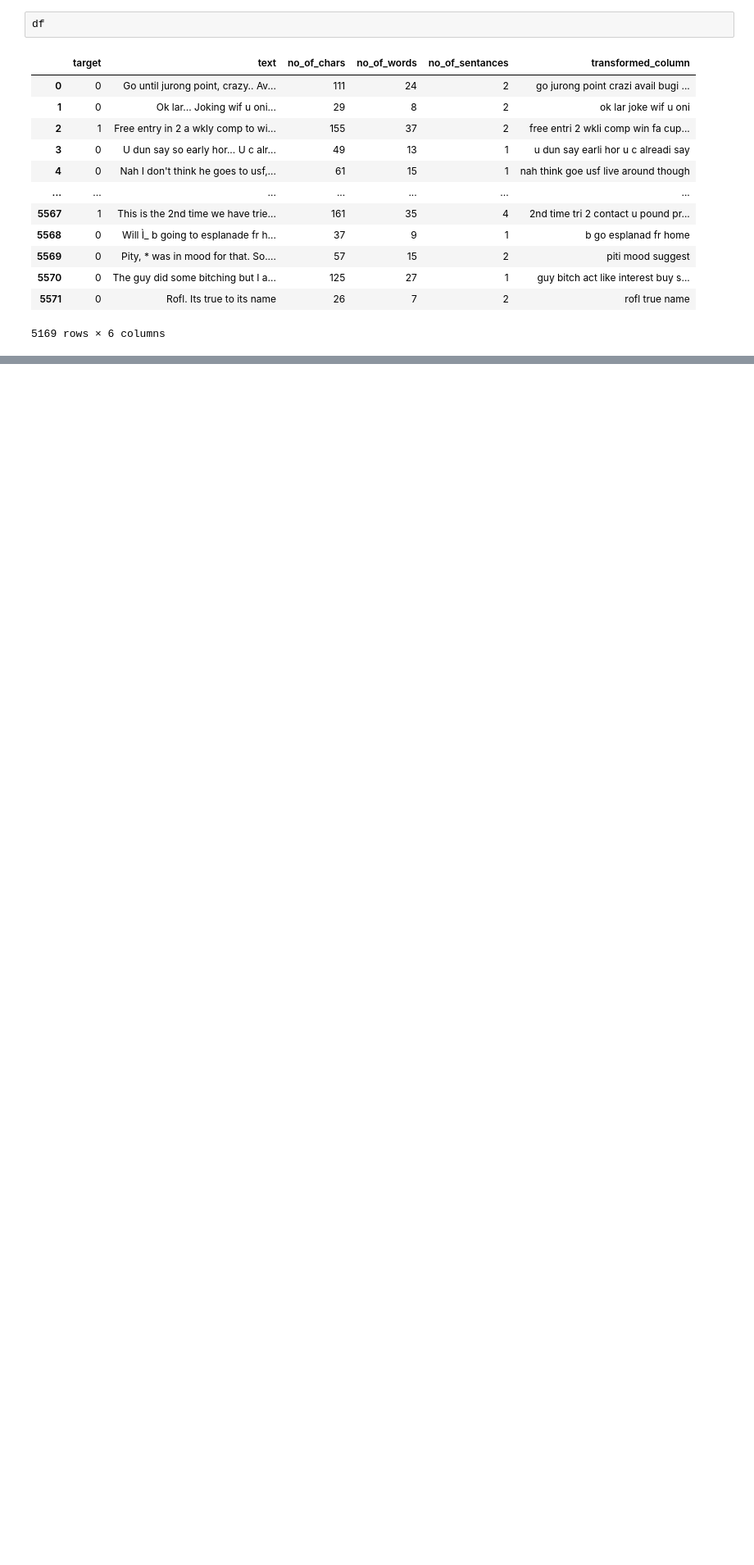
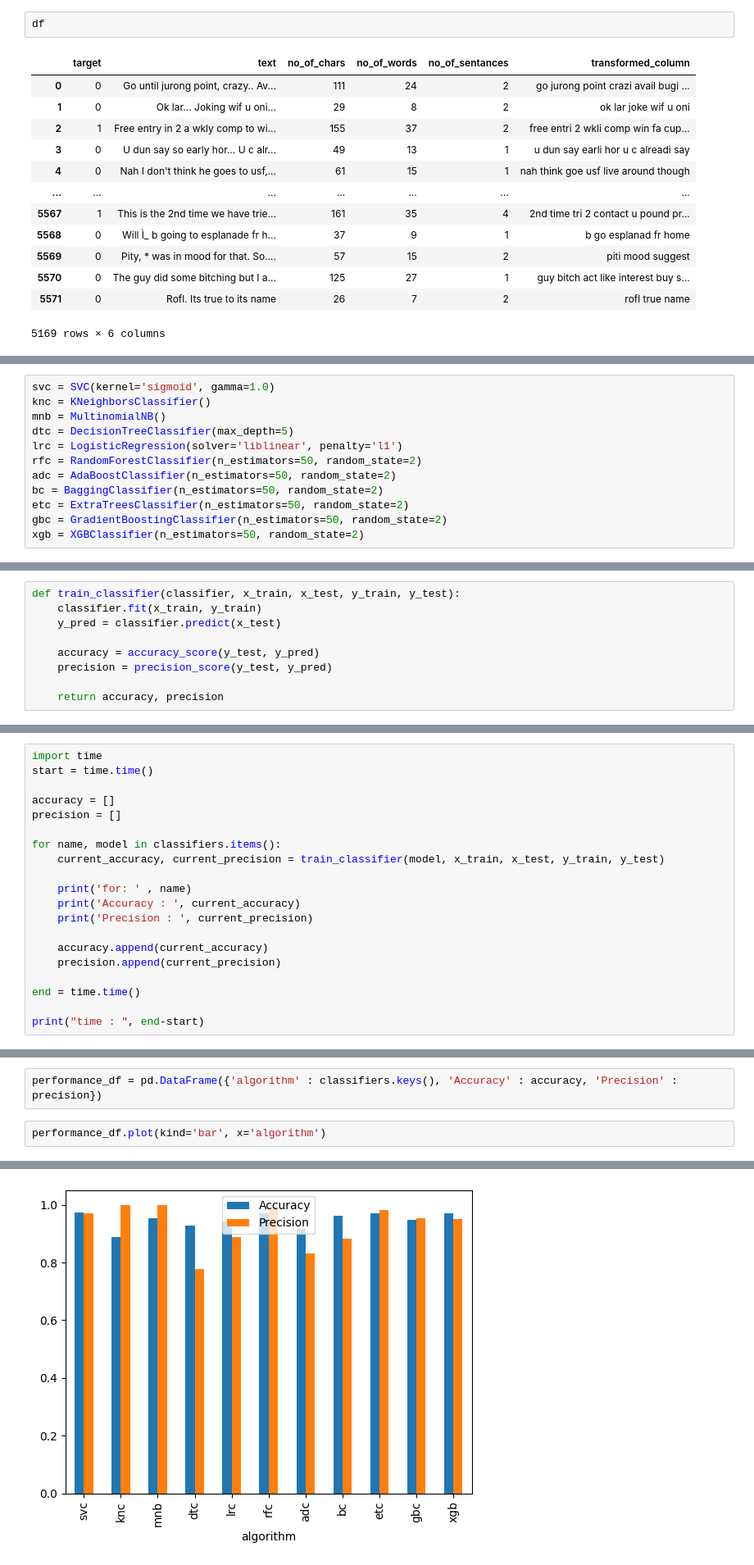
Before and after one commit to HarshXtech/real-world-machine-learning-project, a Jupyter notebook: spam-email-classifier/sms spam classifier.ipynb, the cells around one changed output, grey strips where cells are left out. Shown: that part at 82% size. Saved outputs shown, nothing was run; the diff lists cells and outputs as text; blank space fills up the shorter version.

Commit message:
model training done

```diff
--- a/spam-email-classifier/sms spam classifier.ipynb
+++ b/spam-email-classifier/sms spam classifier.ipynb
@@ -329,0 +394,12 @@ df
+# %%
+svc = SVC(kernel='sigmoid', gamma=1.0)
+knc = KNeighborsClassifier()
+mnb = MultinomialNB()
+dtc = DecisionTreeClassifier(max_depth=5)
+lrc = LogisticRegression(solver='liblinear', penalty='l1')
+rfc = RandomForestClassifier(n_estimators=50, random_state=2)
+adc = AdaBoostClassifier(n_estimators=50, random_state=2)
+bc = BaggingClassifier(n_estimators=50, random_state=2)
+etc = ExtraTreesClassifier(n_estimators=50, random_state=2)
+gbc = GradientBoostingClassifier(n_estimators=50, random_state=2)
+xgb = XGBClassifier(n_estimators=50, random_state=2)
@@ -329,0 +425,9 @@ df
+# %%
+def train_classifier(classifier, x_train, x_test, y_train, y_test):
+    classifier.fit(x_train, y_train)
+    y_pred = classifier.predict(x_test)
+
+    accuracy = accuracy_score(y_test, y_pred)
+    precision = precision_score(y_test, y_pred)
+
+    return accuracy, precision
@@ -329,0 +437,20 @@ df
+# %%
+import time
+start = time.time()
+
+accuracy = []
+precision = []
+
+for name, model in classifiers.items():
+    current_accuracy, current_precision = train_classifier(model, x_train, x_test, y_train, y_test)
+
+    print('for: ' , name)
+    print('Accuracy : ', current_accuracy)
+    print('Precision : ', current_precision)
+
+    accuracy.append(current_accuracy)
+    precision.append(current_precision)
+
+end = time.time()
+
+print("time : ", end-start)
@@ -329,0 +475,5 @@ df
+# %%
+performance_df = pd.DataFrame({'algorithm' : classifiers.keys(), 'Accuracy' : accuracy, 'Precision' : precision})
+# %%
+performance_df.plot(kind='bar', x='algorithm')
+# %% [output]
@@ -329,0 +481 @@ df
+[figure, added]
```
Also changed, not shown: parts of 24 cells of this notebook.
